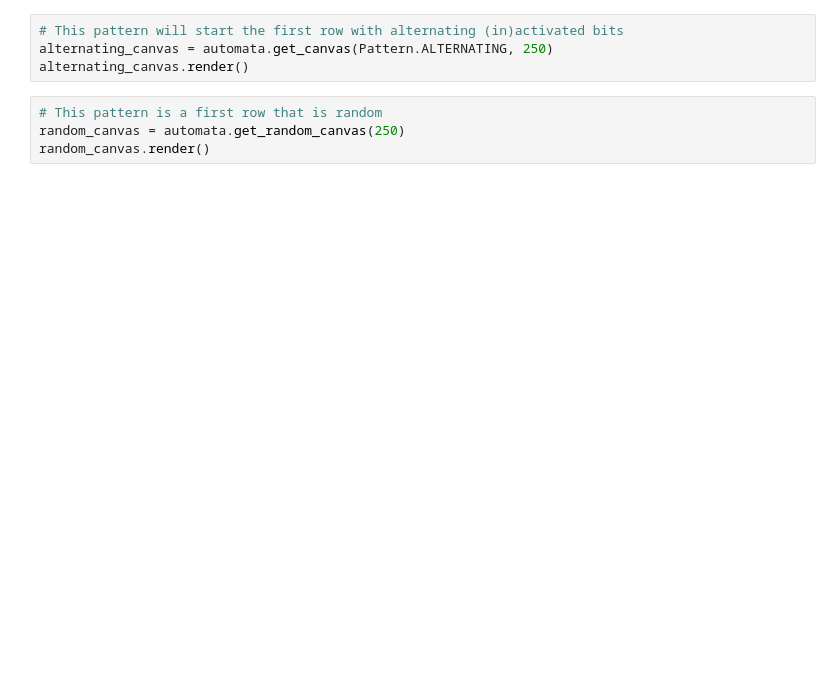
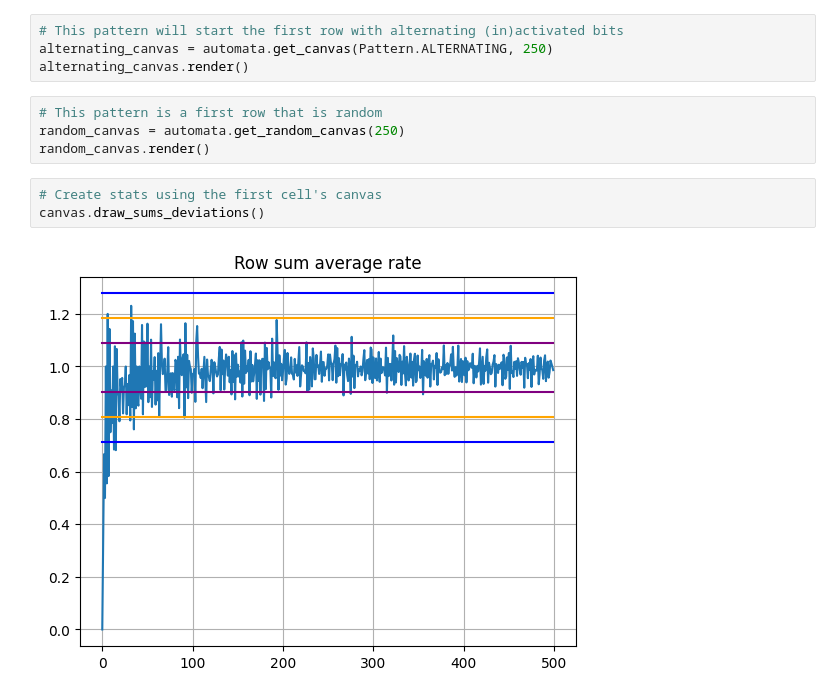
Before and after one commit to Michael-C-Buckley/pyautomata, a Jupyter notebook: sample.ipynb, the cells around one changed output. Cells and saved outputs as stored; diff of their text form; blank space fills up the shorter version.

```diff
--- a/sample.ipynb
+++ b/sample.ipynb
@@ -26,3 +28,8 @@ alternating_canvas.render()
 # This pattern is a first row that is random
 random_canvas = automata.get_random_canvas(250)
 random_canvas.render()
+# %%
+# Create stats using the first cell's canvas
+canvas.draw_sums_deviations()
+# %% [output]
+[figure, added]
```
Also changed, not shown: parts of 2 cells of this notebook, 6 other files.
